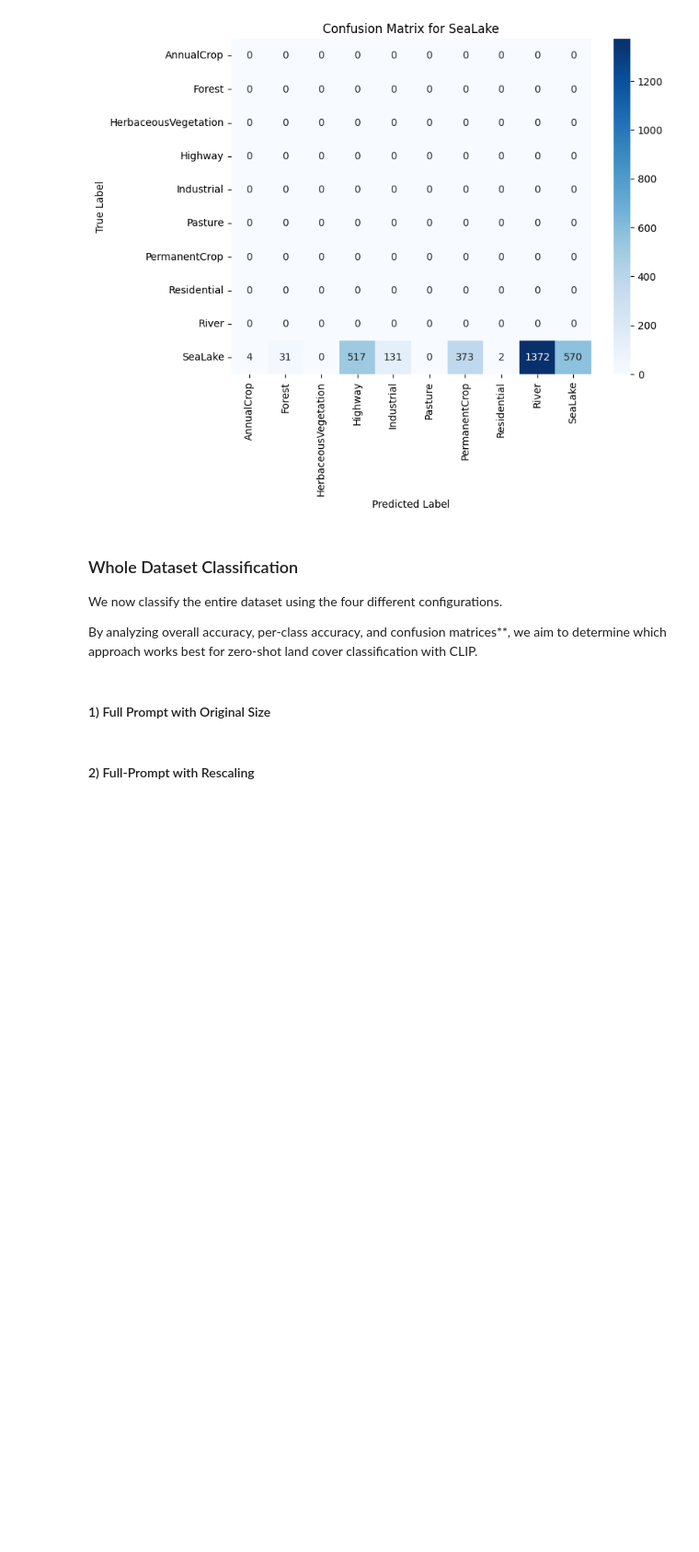
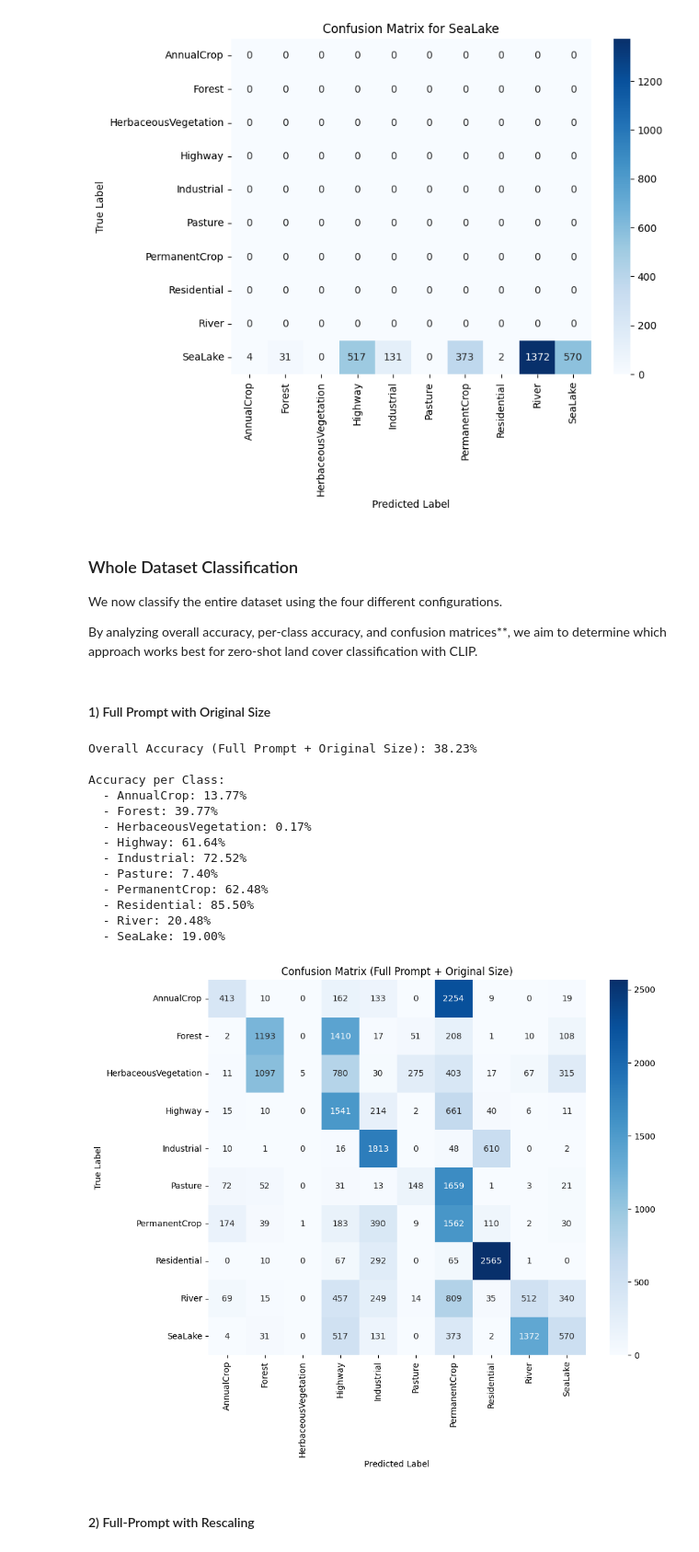
Before and after one commit to andrea-zoccante/land-classification-project, a Jupyter notebook: task1.ipynb, the cells around one changed output. Shown: that part at 92% size. Saved outputs shown, nothing was run; the diff lists cells and outputs as text; code cells hidden in the pictures; blank space fills up the shorter version.

```diff
--- a/task1.ipynb
+++ b/task1.ipynb
@@ -239,42 +239,57 @@ By analyzing overall accuracy, per-class accuracy, and confusion matrices**, we
 # %%
 true_labels = []
 predicted_labels = []
-class_accuracies = {}
+class_accuracies_1 = {}
 
 for eval_class in tqdm(classes, desc="Processing Classes (Full Prompt + Original Size)"):
     eval_class_index = classes.index(eval_class)
     image_paths = glob(os.path.join(dataset_path, eval_class, "*.jpg"))
 
     correct_preds = 0
     total_images = len(image_paths)
 
     for img_path in image_paths:
         predicted_class = classify_image_clip(img_path, classes, prompt_type="default", rescale=False)
         predicted_class_index = classes.index(predicted_class)
 
         predicted_labels.append(predicted_class_index)
         true_labels.append(eval_class_index)
 
         if predicted_class_index == eval_class_index:
             correct_preds += 1
 
     class_accuracy = correct_preds / total_images
-    class_accuracies[eval_class] = class_accuracy * 100
+    class_accuracies_1[eval_class] = class_accuracy * 100
 
 overall_accuracy = accuracy_score(true_labels, predicted_labels) * 100
 cm = confusion_matrix(true_labels, predicted_labels, labels=list(range(len(classes))))
 
 print(f"\nOverall Accuracy (Full Prompt + Original Size): {overall_accuracy:.2f}%\n")
 print("Accuracy per Class:")
-for cls, acc in class_accuracies.items():
+for cls, acc in class_accuracies_1.items():
     print(f"  - {cls}: {acc:.2f}%")
 
 plt.figure(figsize=(10, 8))
 sns.heatmap(cm, annot=True, fmt="d", cmap="Blues", xticklabels=classes, yticklabels=classes)
 plt.xlabel("Predicted Label")
 plt.ylabel("True Label")
 plt.title("Confusion Matrix (Full Prompt + Original Size)")
 plt.show()
+# %% [output]
+Overall Accuracy (Full Prompt + Original Size): 38.23%
+
+Accuracy per Class:
+  - AnnualCrop: 13.77%
+  - Forest: 39.77%
+  - HerbaceousVegetation: 0.17%
+  - Highway: 61.64%
+  - Industrial: 72.52%
+  - Pasture: 7.40%
+  - PermanentCrop: 62.48%
+  - Residential: 85.50%
+  - River: 20.48%
+  - SeaLake: 19.00%
+[figure, added]
 # %% [markdown]
 #### 2) Full-Prompt with Rescaling
 # %%
```
Also changed, not shown: parts of 7 cells of this notebook.
